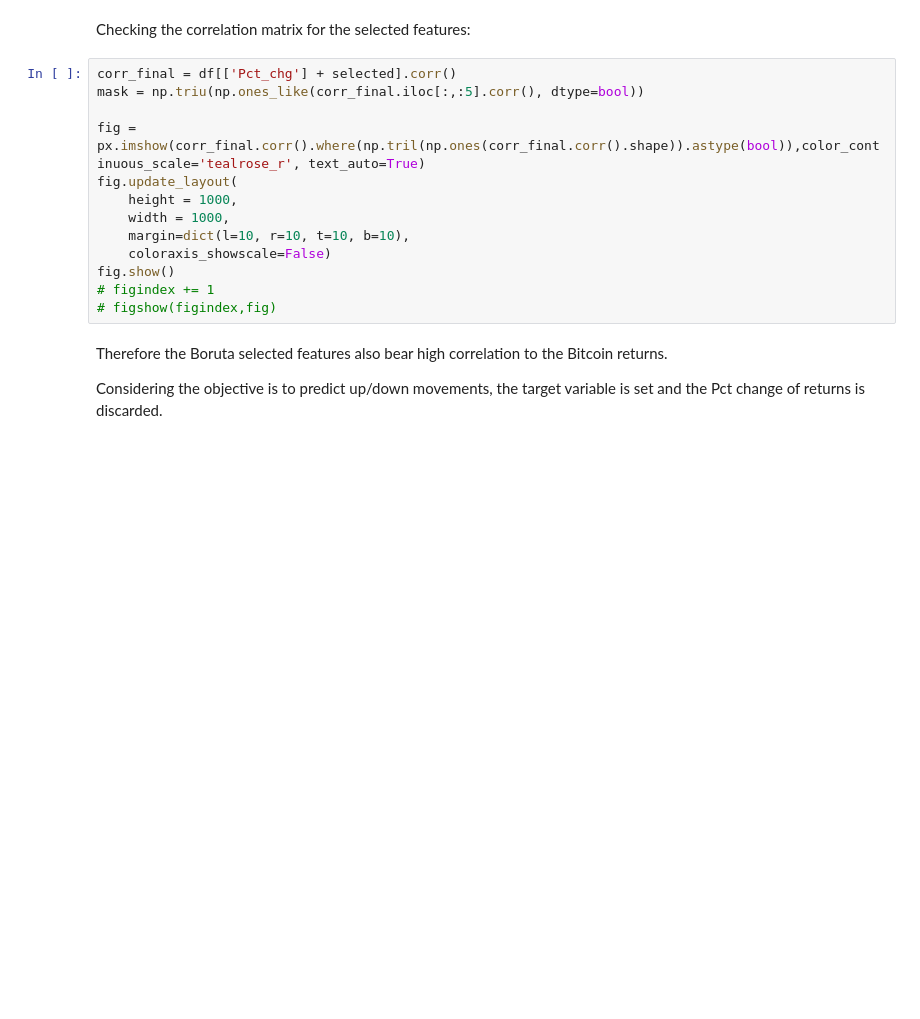
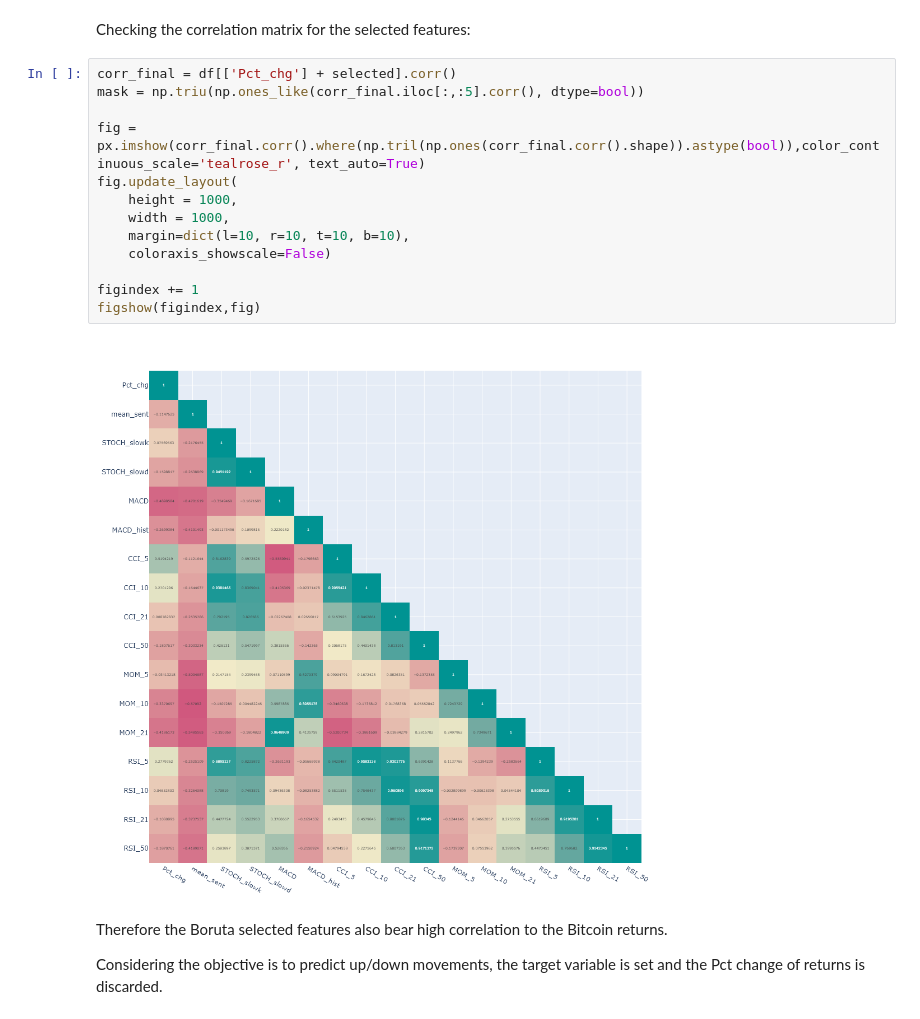
Before and after one commit to Yamamuen/CQF_final_project, a Jupyter notebook: processing_EDA.ipynb, the cells around one changed output. Drawn from its saved outputs; the diff is of its cells as text; blank space fills up the shorter version.

Commit message:
PNG charts adjustments

```diff
--- a/processing_EDA.ipynb
+++ b/processing_EDA.ipynb
@@ -805,16 +805,18 @@ Checking the correlation matrix for the selected features:
 # %%
 corr_final = df[['Pct_chg'] + selected].corr()
 mask = np.triu(np.ones_like(corr_final.iloc[:,:5].corr(), dtype=bool))
 
 fig = px.imshow(corr_final.corr().where(np.tril(np.ones(corr_final.corr().shape)).astype(bool)),color_continuous_scale='tealrose_r', text_auto=True)
 fig.update_layout(
     height = 1000,
     width = 1000,
     margin=dict(l=10, r=10, t=10, b=10),
     coloraxis_showscale=False)
-fig.show()
-# figindex += 1
-# figshow(figindex,fig)
+
+figindex += 1
+figshow(figindex,fig)
+# %% [output]
+[figure, added]
 # %% [markdown]
 Therefore the Boruta selected features also bear high correlation to the Bitcoin returns.
 
```
Also changed, not shown: 1 other file.
